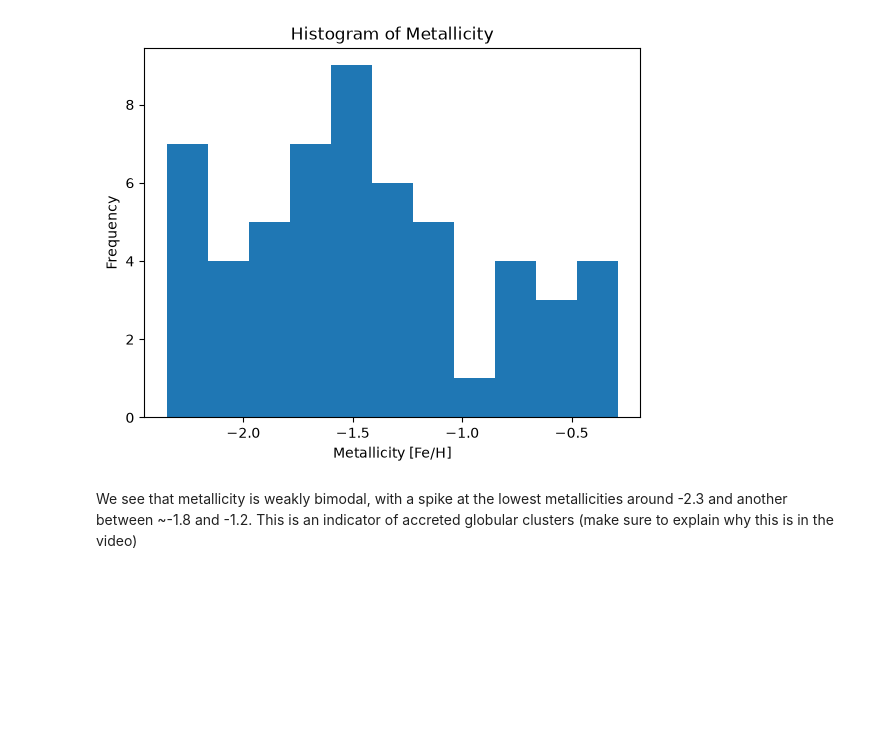
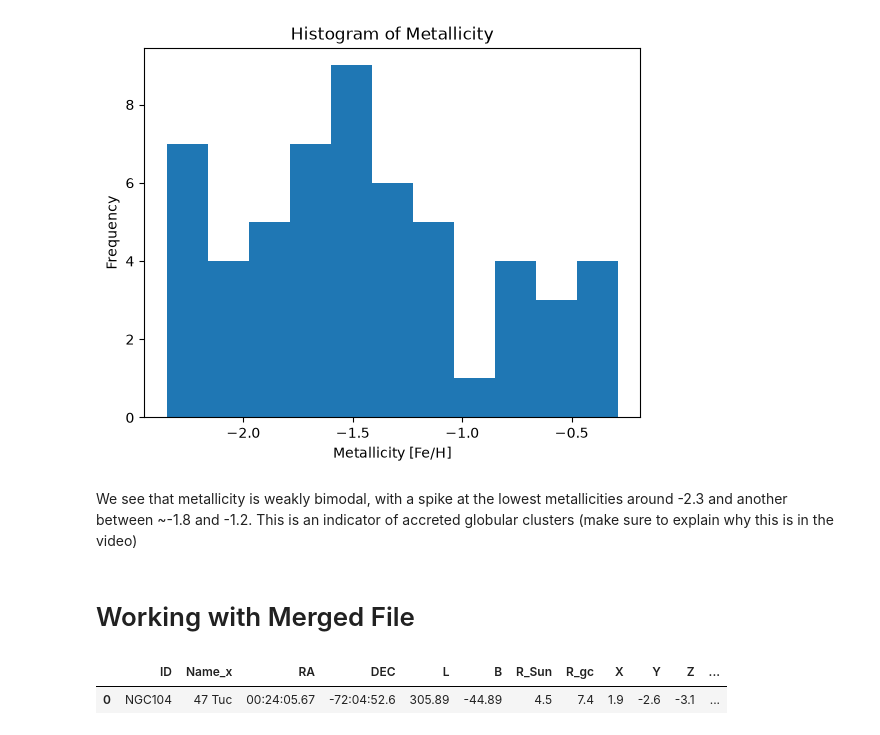
Before and after one commit to matilda-2116/3116_assignment_AshtonMatildaVix, a Jupyter notebook: vandenberg2.ipynb, the cells around one changed output. Saved outputs shown, nothing was run; the diff lists cells and outputs as text; code cells hidden in the pictures; blank space fills up the shorter version.

```diff
--- a/vandenberg2.ipynb
+++ b/vandenberg2.ipynb
@@ -97,3 +97,13 @@ plt.show()
 [figure]
 # %% [markdown]
 We see that metallicity is weakly bimodal, with a spike at the lowest metallicities around -2.3 and another between ~-1.8 and -1.2. This is an indicator of accreted globular clusters (make sure to explain why this is in the video)
+# %% [markdown]
+# Working with Merged File
+# %%
+import pandas as pd
+pd.set_option('display.max_columns', None) #this makes it so that when I print the csv file it will show me all the columns
+df = pd.read_csv('GC_Merged_Table.csv') #importing the merged file into my notebook so that I can work on it without clashing with others
+df.head(1) #This prints only the first row of my table so that I can see the names of all the columns
+# %% [output]
+|  | ID | Name_x | RA | DEC | L | B | R_Sun | R_gc | X | Y | Z | ... |
+| 0 | NGC104 | 47 Tuc | 00:24:05.67 | -72:04:52.6 | 305.89 | -44.89 | 4.5 | 7.4 | 1.9 | -2.6 | -3.1 | ... |
```
Also changed, not shown: parts of 1 cell of this notebook.
